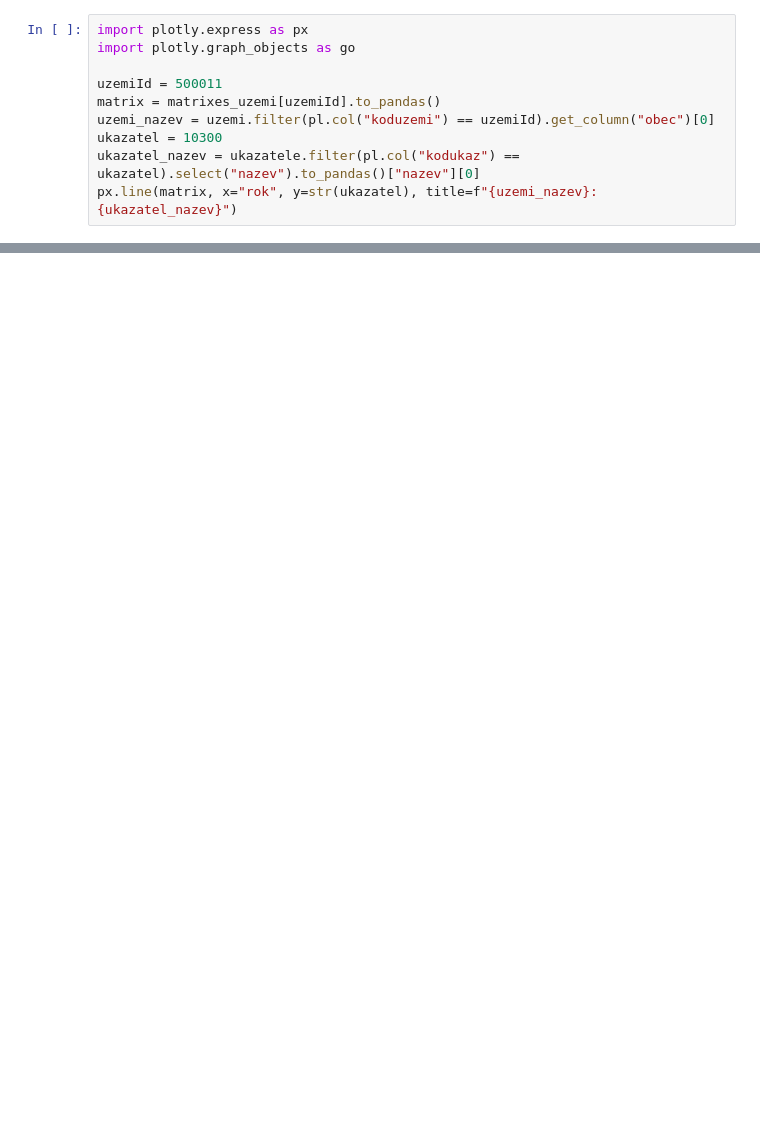
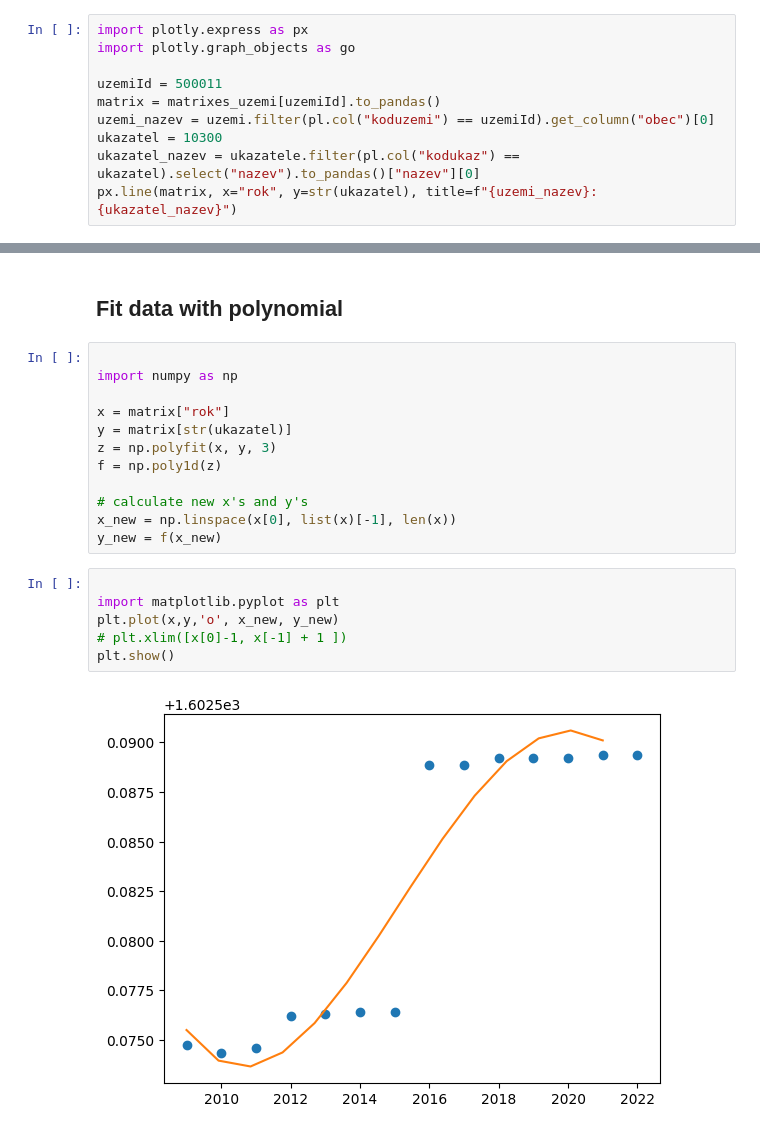
Before and after one commit to nexovec/Mala-Online-Stranka, a Jupyter notebook: statistiky.ipynb, the cells around one changed output, grey strips where cells are left out. Cells and saved outputs as stored; diff of their text form; blank space fills up the shorter version.

```diff
--- a/statistiky.ipynb
+++ b/statistiky.ipynb
@@ -91,0 +70,22 @@ shape: (5, 4)
+# %% [markdown]
+## Fit data with polynomial
+# %%
+
+import numpy as np
+
+x = matrix["rok"]
+y = matrix[str(ukazatel)]
+z = np.polyfit(x, y, 3)
+f = np.poly1d(z)
+
+# calculate new x's and y's
+x_new = np.linspace(x[0], list(x)[-1], len(x))
+y_new = f(x_new)
+# %%
+
+import matplotlib.pyplot as plt
+plt.plot(x,y,'o', x_new, y_new)
+# plt.xlim([x[0]-1, x[-1] + 1 ])
+plt.show()
+# %% [output]
+[figure, added]
```
Also changed, not shown: parts of 5 cells of this notebook, 2 other files.
